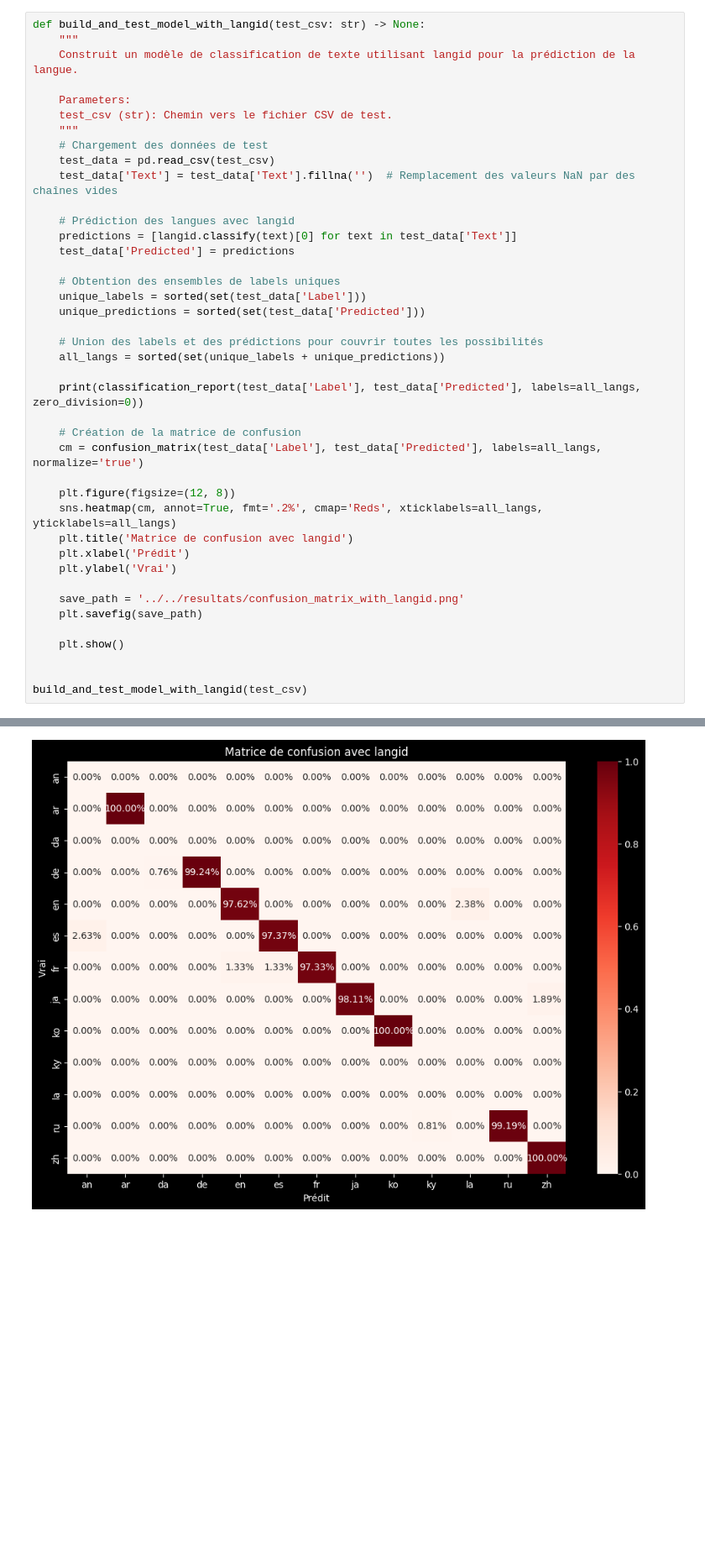
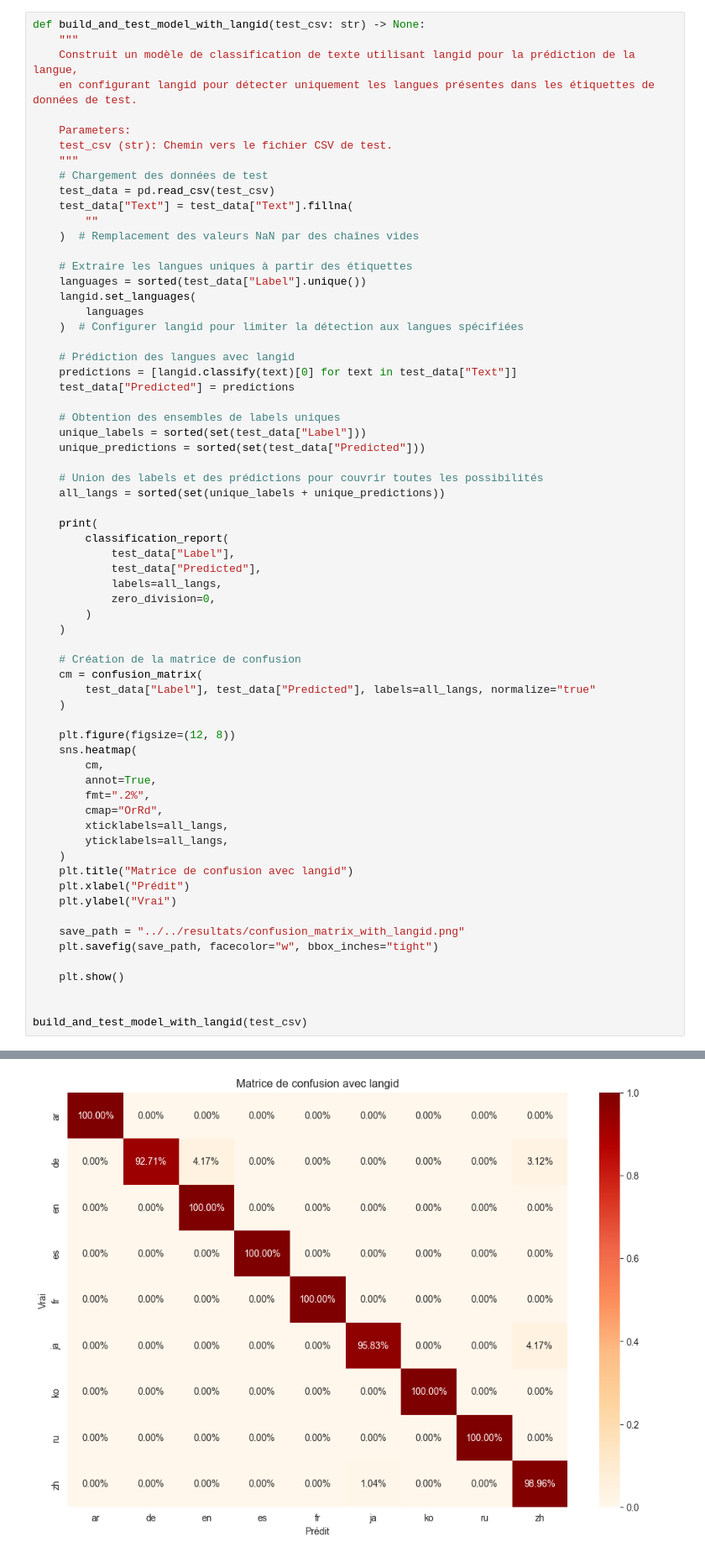
Before and after one commit to PetX33/OutilsTraitementCorpus, a Jupyter notebook: scripts/mesures/evaluation.ipynb, the cells around one changed output, grey strips where cells are left out. Shown at 84% size. Saved outputs shown, nothing was run; the diff lists cells and outputs as text; blank space fills up the shorter version.

Commit message:
fix: ajout explications, comparaison des matrices de confusion

```diff
--- a/scripts/mesures/evaluation.ipynb
+++ b/scripts/mesures/evaluation.ipynb
@@ -346,39 +514,64 @@ Ces résultats indiquent que, bien que le modèle fonctionne très bien pour la
 # %%
 def build_and_test_model_with_langid(test_csv: str) -> None:
     """
-    Construit un modèle de classification de texte utilisant langid pour la prédiction de la langue.
+    Construit un modèle de classification de texte utilisant langid pour la prédiction de la langue,
+    en configurant langid pour détecter uniquement les langues présentes dans les étiquettes de données de test.
 
     Parameters:
     test_csv (str): Chemin vers le fichier CSV de test.
     """
     # Chargement des données de test
     test_data = pd.read_csv(test_csv)
-    test_data['Text'] = test_data['Text'].fillna('')  # Remplacement des valeurs NaN par des chaînes vides
+    test_data["Text"] = test_data["Text"].fillna(
+        ""
+    )  # Remplacement des valeurs NaN par des chaînes vides
+
+    # Extraire les langues uniques à partir des étiquettes
+    languages = sorted(test_data["Label"].unique())
+    langid.set_languages(
+        languages
+    )  # Configurer langid pour limiter la détection aux langues spécifiées
 
     # Prédiction des langues avec langid
-    predictions = [langid.classify(text)[0] for text in test_data['Text']]
-    test_data['Predicted'] = predictions
+    predictions = [langid.classify(text)[0] for text in test_data["Text"]]
+    test_data["Predicted"] = predictions
 
     # Obtention des ensembles de labels uniques
-    unique_labels = sorted(set(test_data['Label']))
-    unique_predictions = sorted(set(test_data['Predicted']))
+    unique_labels = sorted(set(test_data["Label"]))
+    unique_predictions = sorted(set(test_data["Predicted"]))
 
     # Union des labels et des prédictions pour couvrir toutes les possibilités
     all_langs = sorted(set(unique_labels + unique_predictions))
 
-    print(classification_report(test_data['Label'], test_data['Predicted'], labels=all_langs, zero_division=0))
+    print(
+        classification_report(
+            test_data["Label"],
+            test_data["Predicted"],
+            labels=all_langs,
+            zero_division=0,
+        )
+    )
 
     # Création de la matrice de confusion
-    cm = confusion_matrix(test_data['Label'], test_data['Predicted'], labels=all_langs, normalize='true')
+    cm = confusion_matrix(
+        test_data["Label"], test_data["Predicted"], labels=all_langs, normalize="true"
+    )
 
     plt.figure(figsize=(12, 8))
-    sns.heatmap(cm, annot=True, fmt='.2%', cmap='Reds', xticklabels=all_langs, yticklabels=all_langs)
-    plt.title('Matrice de confusion avec langid')
-    plt.xlabel('Prédit')
-    plt.ylabel('Vrai')
+    sns.heatmap(
+        cm,
+        annot=True,
+        fmt=".2%",
+        cmap="OrRd",
+        xticklabels=all_langs,
+        yticklabels=all_langs,
+    )
+    plt.title("Matrice de confusion avec langid")
+    plt.xlabel("Prédit")
+    plt.ylabel("Vrai")
 
-    save_path = '../../resultats/confusion_matrix_with_langid.png'
-    plt.savefig(save_path)
+    save_path = "../../resultats/confusion_matrix_with_langid.png"
+    plt.savefig(save_path, facecolor="w", bbox_inches="tight")
 
     plt.show()
 
@@ -407,2 +596,2 @@ weighted avg       1.00      0.99      0.99       710
-[figure, old version]
+[figure, new version]
 # %% [markdown]
```
Also changed, not shown: parts of 24 cells of this notebook, 1 other file.
